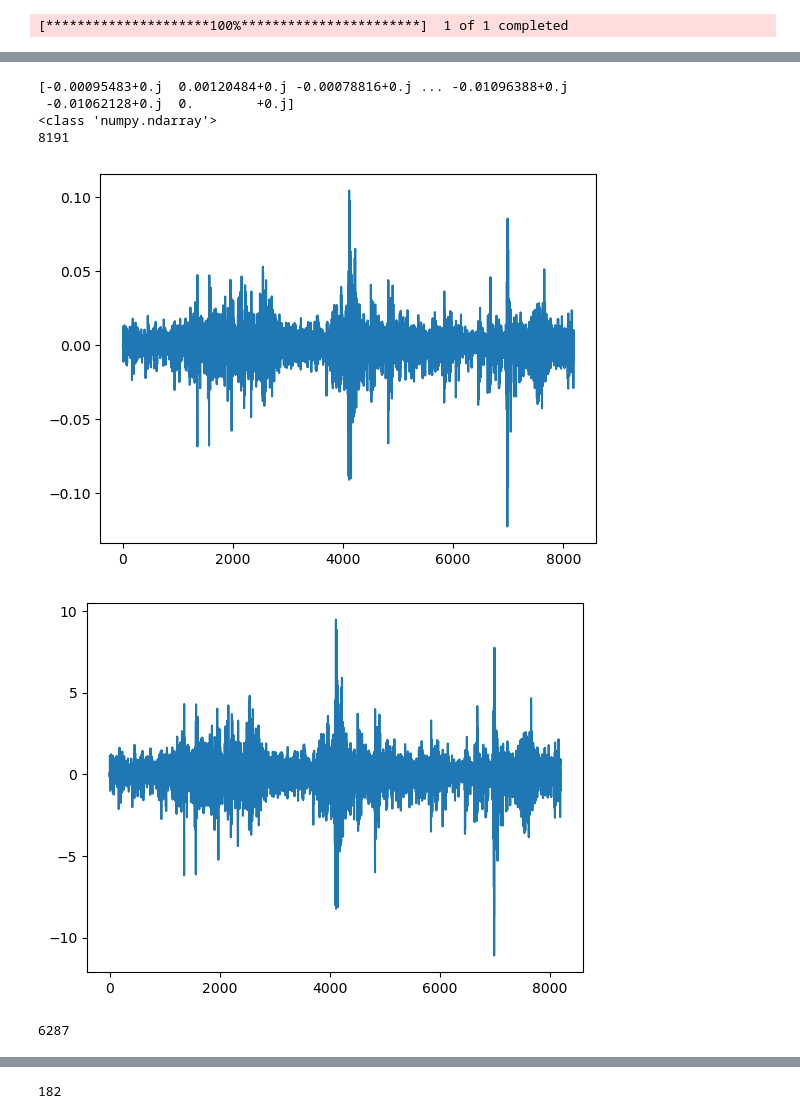
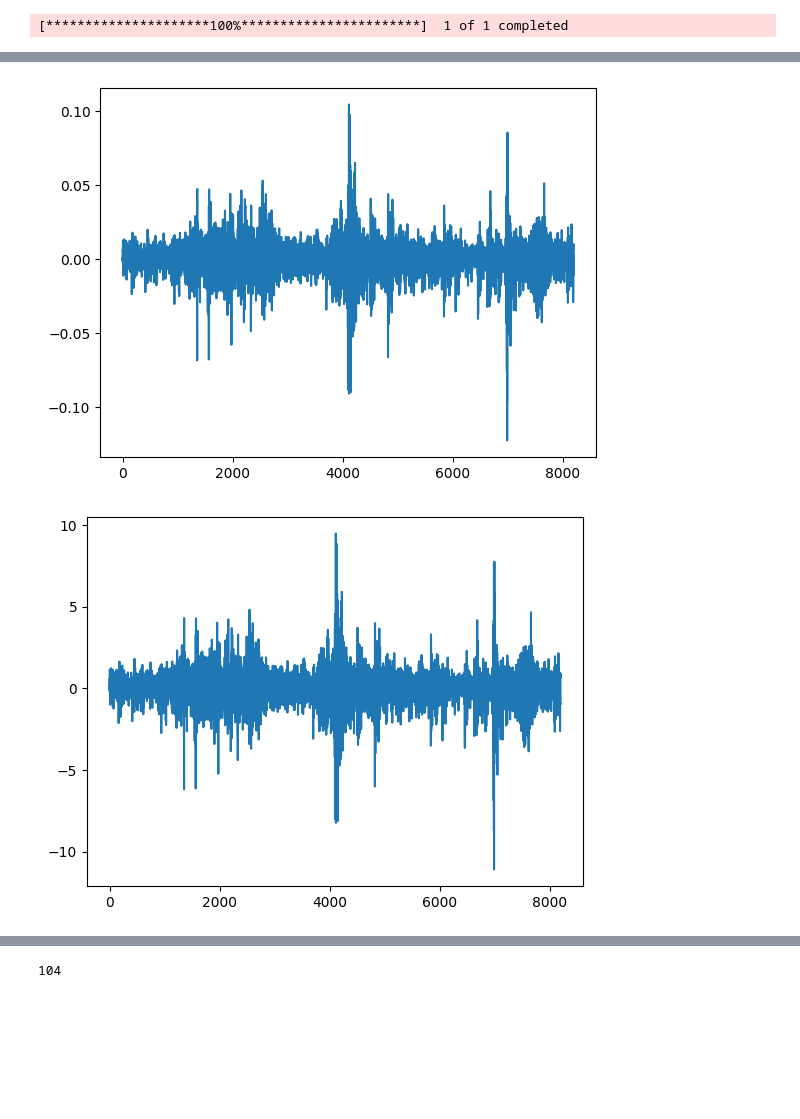
Before and after one commit to aidegare/QGAN, a Jupyter notebook: W_QGAN.ipynb, the cells around one changed output, grey strips where cells are left out. Cells and saved outputs as stored; diff of their text form; code cells hidden in the pictures; blank space fills up the shorter version.

```diff
--- a/W_QGAN.ipynb
+++ b/W_QGAN.ipynb
@@ -11,8 +10,8 @@ import paddle_quantum as pq
 import matplotlib.pyplot as plt
 from qiskit_machine_learning.utils import algorithm_globals
 # %%
-sp500 = yf.download('^GSPC', start='1992-06-19', end='2024-12-31')
-prices = sp500['Adj Close']
+sp500 = yf.download('^GSPC', start='1992-06-18', end='2024-12-31')
+prices = sp500['Close']
 
 # Preprocess the data: calculate returns or normalize directly
 log_returns = np.log(prices / prices.shift(1)).dropna()
@@ -37,7 +36,4 @@ plt.plot(data)
 plt.show()
 plt.plot(training_data)
 plt.show()
-truncated_data_np = data[:6287]
-plt.plot(truncated_data_np)
-print(len(truncated_data_np))
 # %% [output]
@@ -61,7 +44,2 @@ I0107 16:33:12.960057 4
-[-0.00095483+0.j  0.00120484+0.j -0.00078816+0.j ... -0.01096388+0.j
- -0.01062128+0.j  0.        +0.j]
-<class 'numpy.ndarray'>
-8191
-[figure, old version]
+[figure, new version]
-[figure, old version]
+[figure, new version]
-6287
@@ -69,18 +46,23 @@ I0107 16:33:12.960057 4
 # %%
 from qiskit import QuantumCircuit
-from qiskit.circuit.library import EfficientSU2
+from qiskit.circuit.library import EfficientSU2, NLocal, RealAmplitudes, TwoLocal, QuantumVolume, ExcitationPreserving, QAOAAnsatz
 
 qc = QuantumCircuit(qubits)
 # Apply Hadamard gate to all qubits
 qc.h(qc.qubits)
 
+reps = 3
+
+
 # Define ansatz
-ansatz = EfficientSU2(qubits, reps=6)
-qc.compose(ansatz, inplace=True)
+hardware_efficient = EfficientSU2(qubits, reps=reps)
+
+
+qc.compose(hardware_efficient, inplace=True)
 qc.decompose().draw(output="mpl", style="clifford")
 qc.num_parameters
 # %% [output]
-182
+104
 # %%
 from qiskit.primitives import StatevectorSampler as Sampler
 
```
Also changed, not shown: parts of 5 cells of this notebook.
